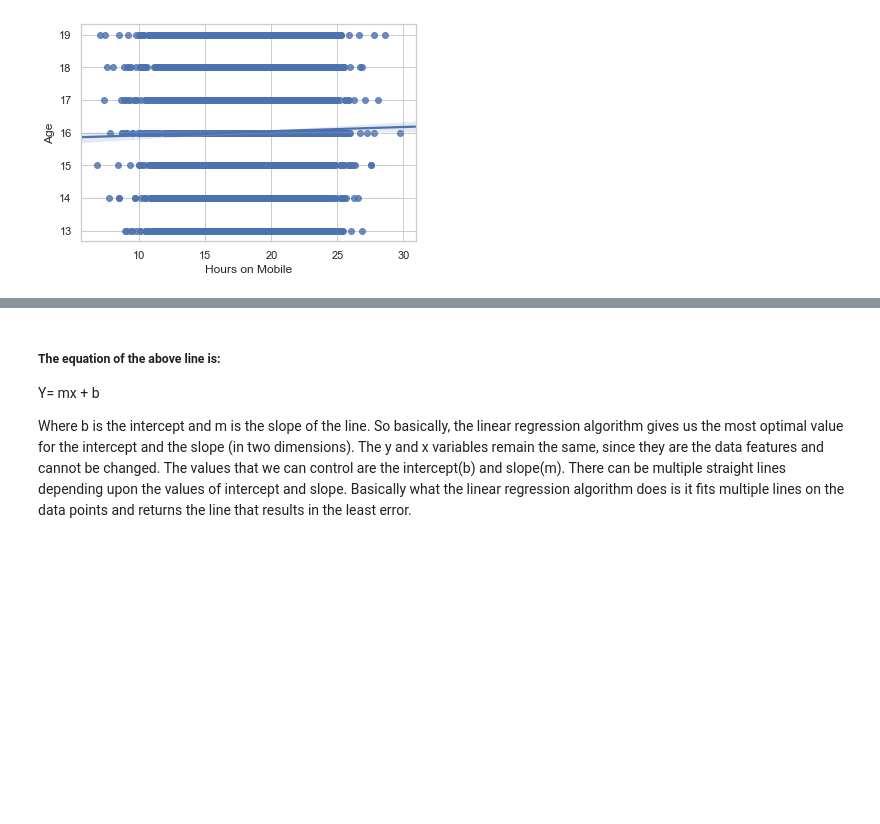
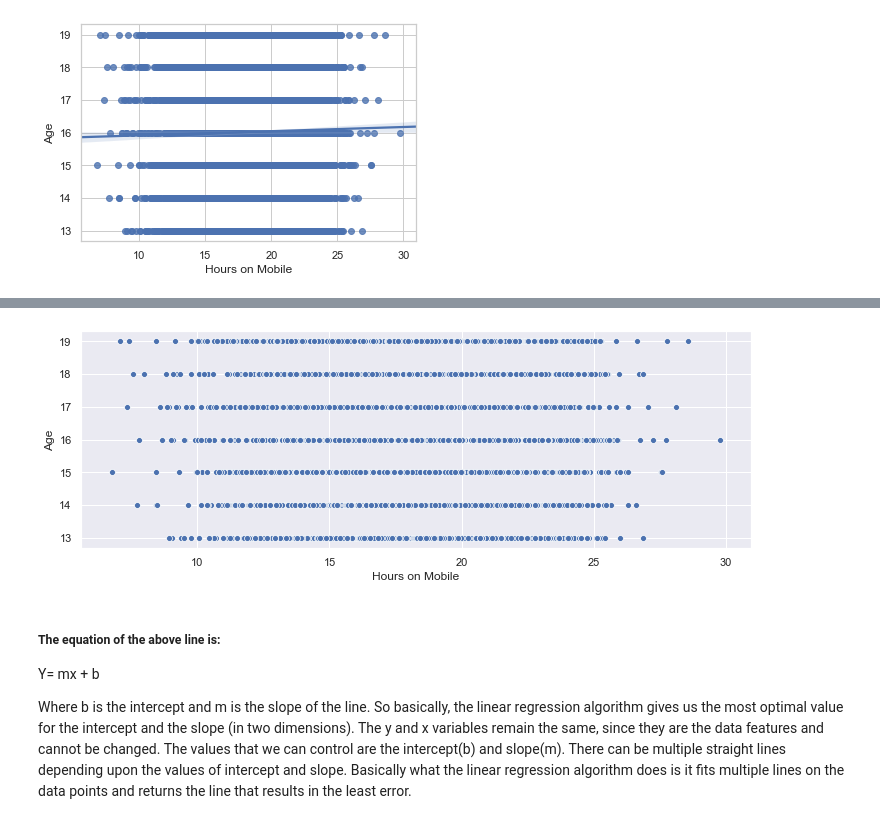
Before and after one commit to HenkT28/Programming_For_Data_Analysis_Project, a Jupyter notebook: Programming_For_Data_Analysis_Project.ipynb, the cells around one changed output, grey strips where cells are left out. Saved outputs shown, nothing was run; the diff lists cells and outputs as text; code cells hidden in the pictures; blank space fills up the shorter version.

```diff
--- a/Programming_For_Data_Analysis_Project.ipynb
+++ b/Programming_For_Data_Analysis_Project.ipynb
@@ -1670,3 +1696,7 @@ sns.set(rc={'figure.figsize':(12,4)})
+# %%
+ax = sns.scatterplot(x="Hours on Mobile", y="Age", data=df_str)
+# %% [output]
+[figure, added]
 # %% [markdown]
 ##### The equation of the above line is:
 
```
Also changed, not shown: parts of 12 cells of this notebook.
